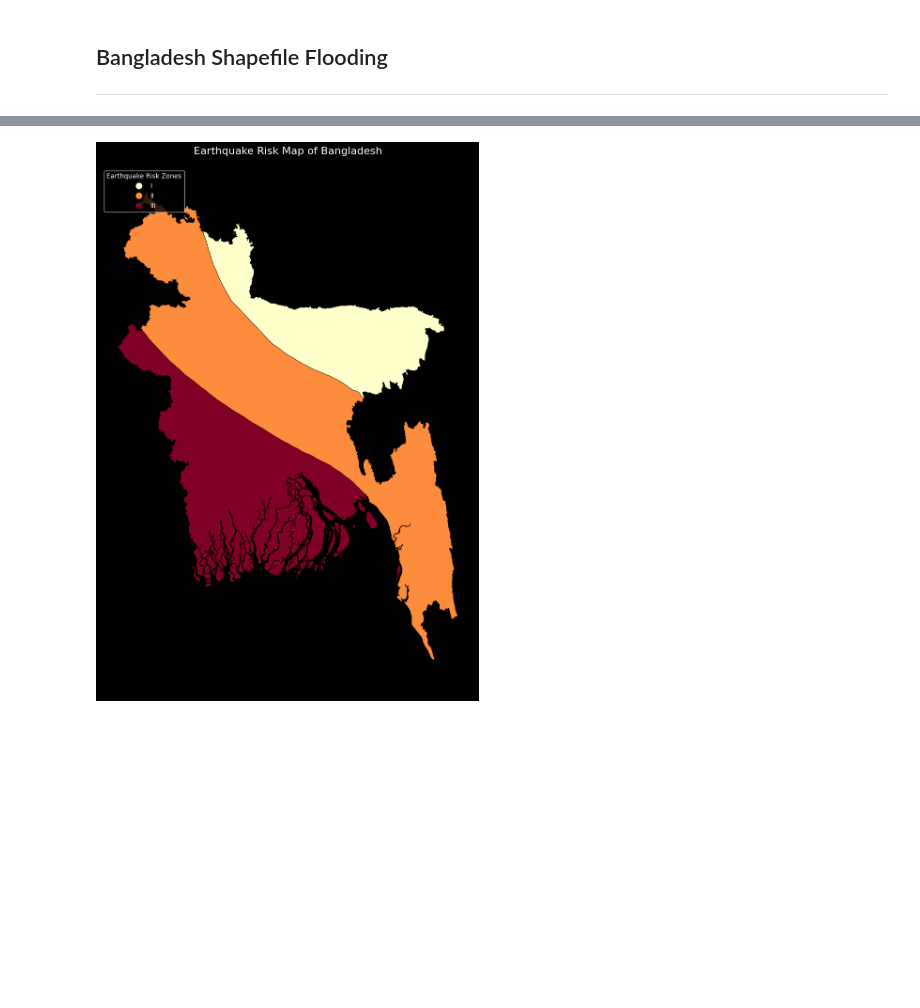
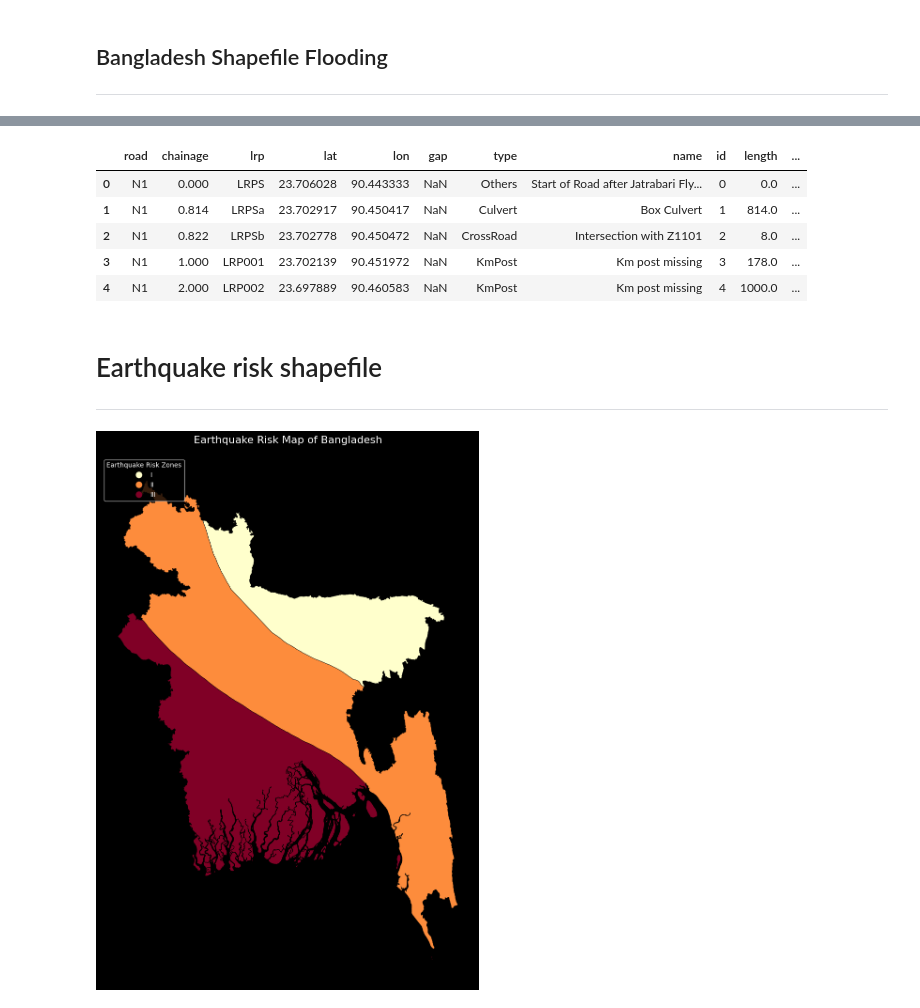
Before and after one commit to MeikeHR/EPA133a-G02-A4, a Jupyter notebook: EPA1352-G02-A4/notebook/Data Analysis.ipynb, the cells around one changed output, grey strips where cells are left out. Cells and saved outputs as stored; diff of their text form; code cells hidden in the pictures; blank space fills up the shorter version.

```diff
--- a/EPA1352-G02-A4/notebook/Data Analysis.ipynb
+++ b/EPA1352-G02-A4/notebook/Data Analysis.ipynb
@@ -202,3 +142,19 @@ Import Roads and Bridges dataset
+# %%
+path = "../data/preprocessed_roads.csv"
+df_roads_bridges = pd.read_csv(path)
+
+df_roads_bridges.head()
+# %% [output]
+|  | road | chainage | lrp | lat | lon | gap | type | name | id | length | ... |
+| 0 | N1 | 0.000 | LRPS | 23.706028 | 90.443333 | NaN | Others | Start of Road after Jatrabari Fly... | 0 | 0.0 | ... |
+| 1 | N1 | 0.814 | LRPSa | 23.702917 | 90.450417 | NaN | Culvert | Box Culvert | 1 | 814.0 | ... |
+| 2 | N1 | 0.822 | LRPSb | 23.702778 | 90.450472 | NaN | CrossRoad | Intersection with Z1101 | 2 | 8.0 | ... |
+| 3 | N1 | 1.000 | LRP001 | 23.702139 | 90.451972 | NaN | KmPost | Km post missing | 3 | 178.0 | ... |
+| 4 | N1 | 2.000 | LRP002 | 23.697889 | 90.460583 | NaN | KmPost | Km post missing | 4 | 1000.0 | ... |
+# %% [markdown]
+# Earthquake risk shapefile
+
+---
 # %%
 import matplotlib.pyplot as plt
 import geopandas as gpd
```
Also changed, not shown: parts of 5 cells of this notebook, 43 other files.
